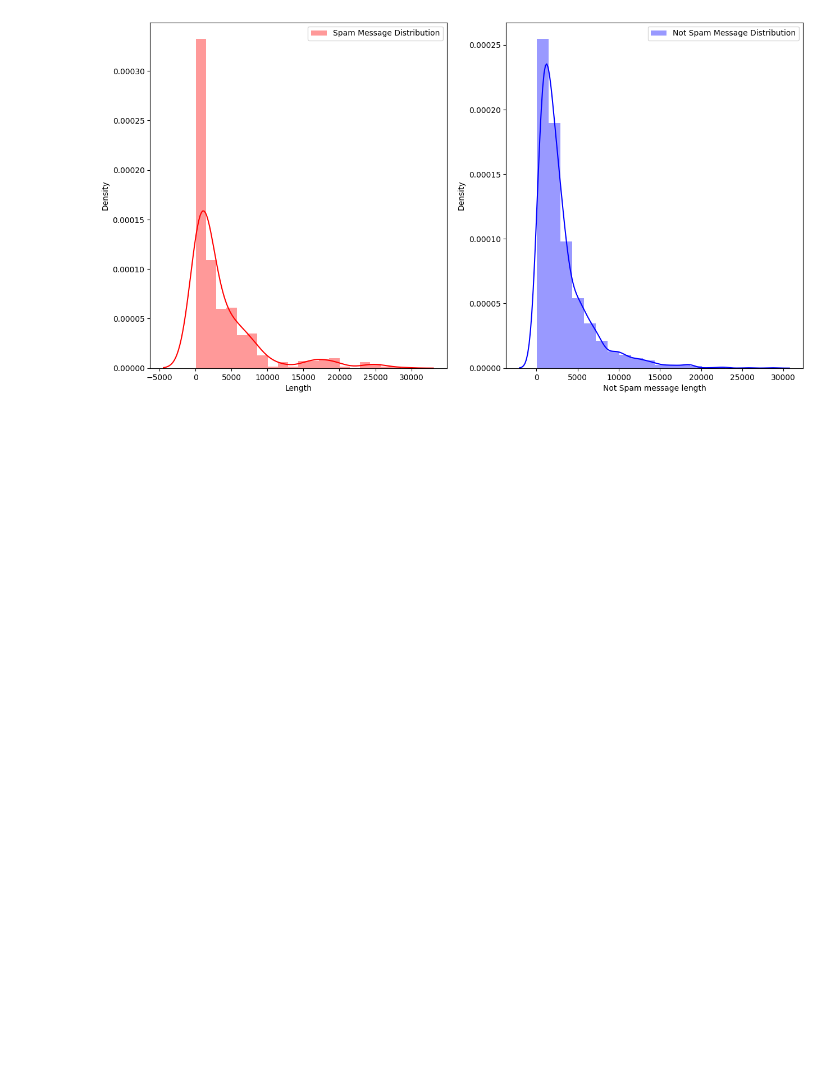
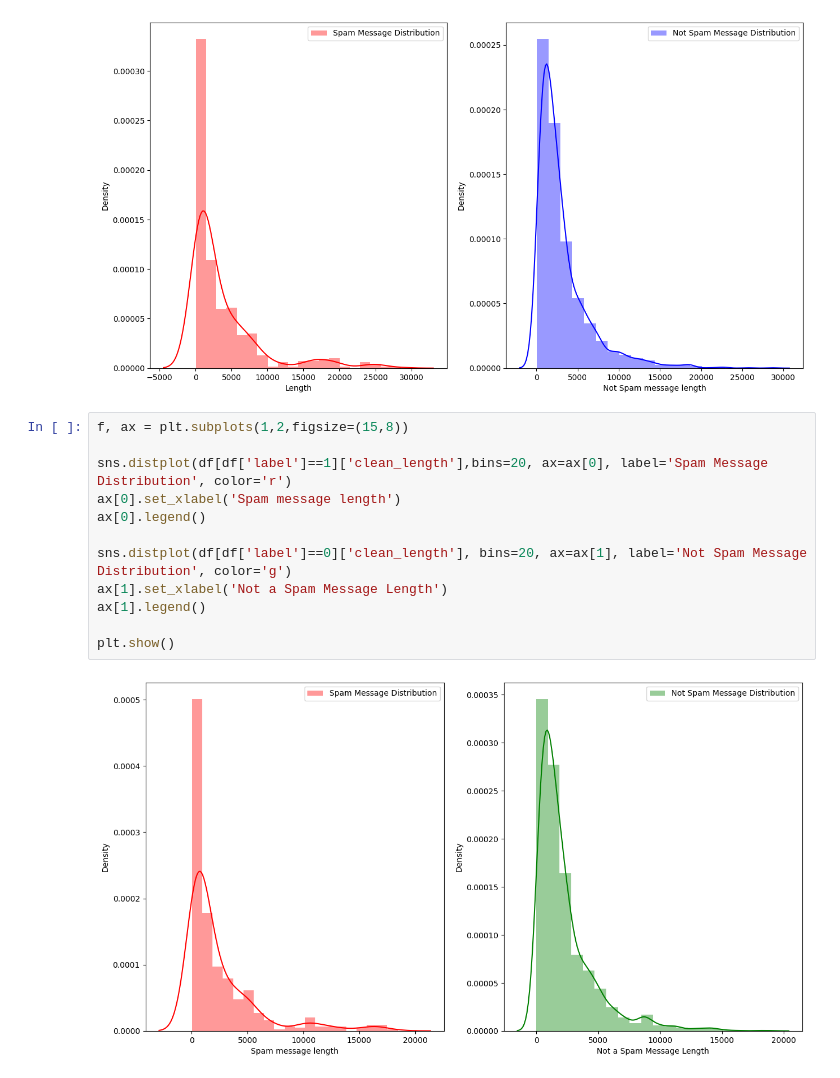
Before and after one commit to OmprakashDebata/Email_Spam_detection-NLP, a Jupyter notebook: Email_Spam_Detection.ipynb, the cells around one changed output. Cells and saved outputs as stored; diff of their text form; blank space fills up the shorter version.

```diff
--- a/Email_Spam_Detection.ipynb
+++ b/Email_Spam_Detection.ipynb
@@ -198,3 +200,17 @@ ax[1].legend()
 plt.show()
 # %% [output]
 [figure]
+# %%
+f, ax = plt.subplots(1,2,figsize=(15,8))
+
+sns.distplot(df[df['label']==1]['clean_length'],bins=20, ax=ax[0], label='Spam Message Distribution', color='r')
+ax[0].set_xlabel('Spam message length')
+ax[0].legend()
+
+sns.distplot(df[df['label']==0]['clean_length'], bins=20, ax=ax[1], label='Not Spam Message Distribution', color='g')
+ax[1].set_xlabel('Not a Spam Message Length')
+ax[1].legend()
+
+plt.show()
+# %% [output]
+[figure, added]
```
Also changed, not shown: parts of 9 cells of this notebook.
